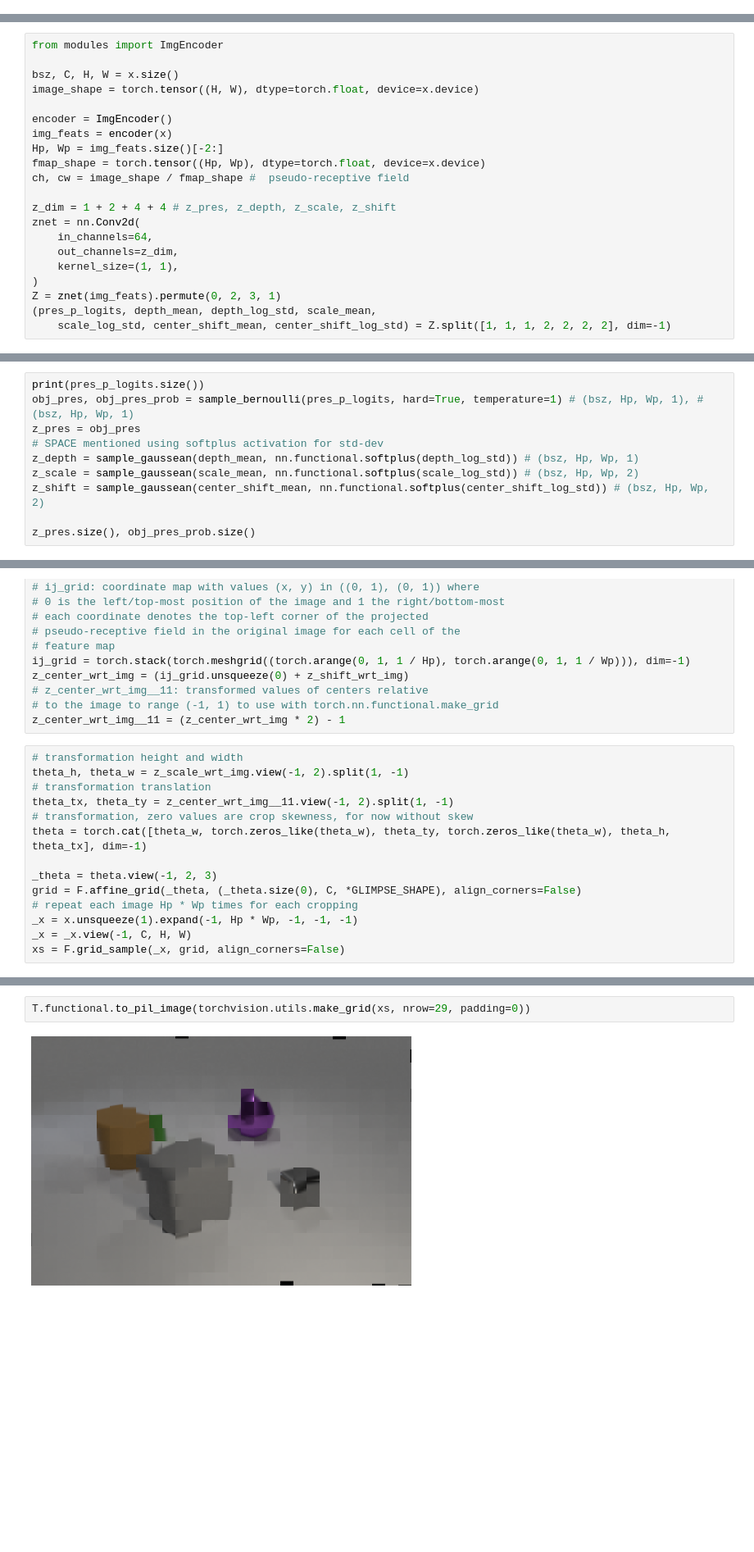
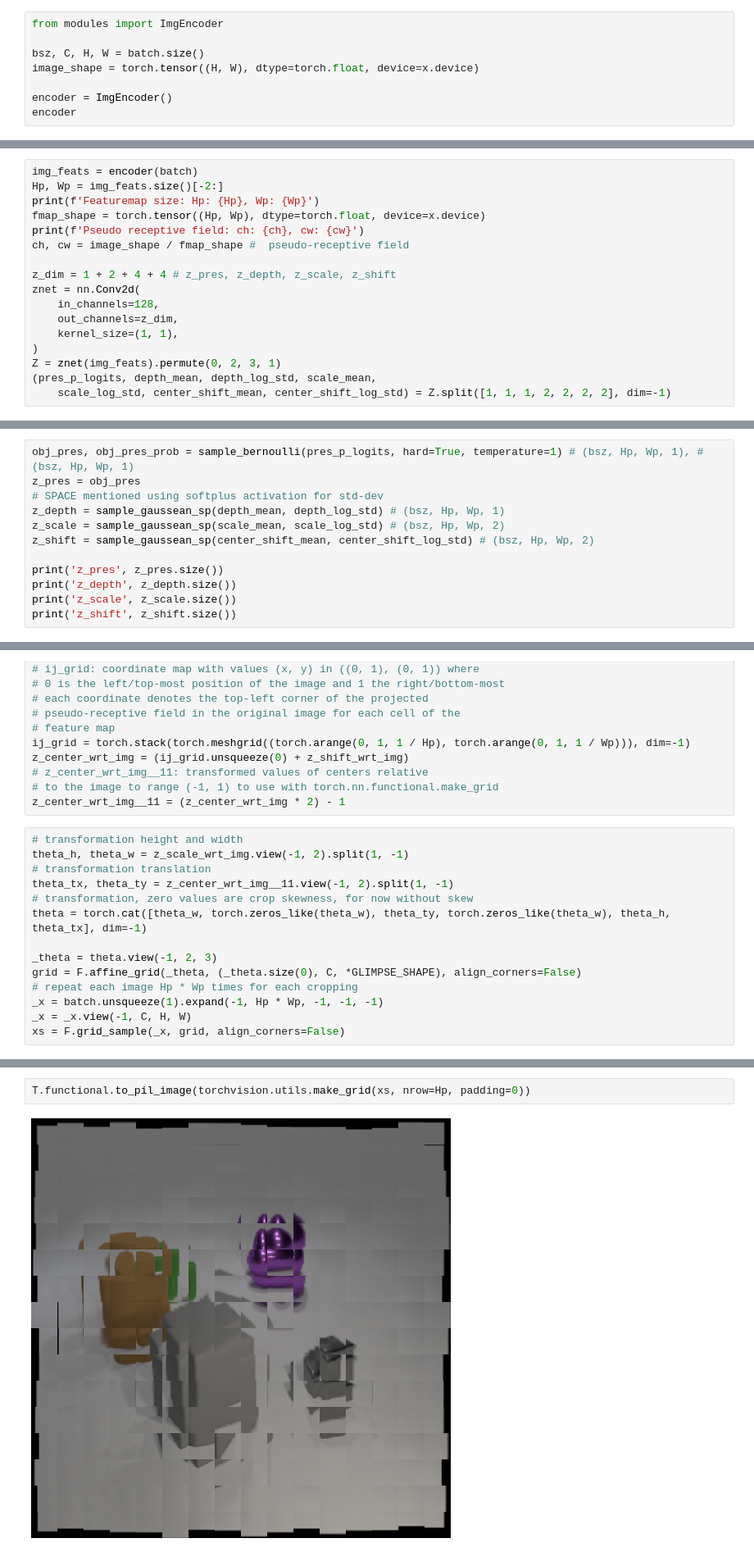
Before and after one commit to sebamenabar/SPACE-Pytorch-Implementation, a Jupyter notebook: model-draft.ipynb, the cells around one changed output, grey strips where cells are left out. Shown at 82% size. Drawn from its saved outputs; the diff is of its cells as text; blank space fills up the shorter version.

```diff
--- a/model-draft.ipynb
+++ b/model-draft.ipynb
@@ -64,2 +80,10 @@ img
 # %% [markdown]
 ## Foreground Inference
+# %%
+from modules import ImgEncoder
+
+bsz, C, H, W = batch.size()
+image_shape = torch.tensor((H, W), dtype=torch.float, device=x.device)
+
+encoder = ImgEncoder()
+encoder
@@ -66,18 +146,14 @@ img
 # %%
-from modules import ImgEncoder
-
-bsz, C, H, W = x.size()
-image_shape = torch.tensor((H, W), dtype=torch.float, device=x.device)
-
-encoder = ImgEncoder()
-img_feats = encoder(x)
+img_feats = encoder(batch)
 Hp, Wp = img_feats.size()[-2:]
+print(f'Featuremap size: Hp: {Hp}, Wp: {Wp}')
 fmap_shape = torch.tensor((Hp, Wp), dtype=torch.float, device=x.device)
+print(f'Pseudo receptive field: ch: {ch}, cw: {cw}')
 ch, cw = image_shape / fmap_shape #  pseudo-receptive field
 
 z_dim = 1 + 2 + 4 + 4 # z_pres, z_depth, z_scale, z_shift
 znet = nn.Conv2d(
-    in_channels=64,
+    in_channels=128,
     out_channels=z_dim,
     kernel_size=(1, 1),
 )
@@ -87,11 +166,13 @@ Z = znet(img_feats).permute(0, 2, 3, 1)
 # %%
-print(pres_p_logits.size())
 obj_pres, obj_pres_prob = sample_bernoulli(pres_p_logits, hard=True, temperature=1) # (bsz, Hp, Wp, 1), # (bsz, Hp, Wp, 1)
 z_pres = obj_pres
 # SPACE mentioned using softplus activation for std-dev
-z_depth = sample_gaussean(depth_mean, nn.functional.softplus(depth_log_std)) # (bsz, Hp, Wp, 1)
-z_scale = sample_gaussean(scale_mean, nn.functional.softplus(scale_log_std)) # (bsz, Hp, Wp, 2)
-z_shift = sample_gaussean(center_shift_mean, nn.functional.softplus(center_shift_log_std)) # (bsz, Hp, Wp, 2)
+z_depth = sample_gaussean_sp(depth_mean, depth_log_std) # (bsz, Hp, Wp, 1)
+z_scale = sample_gaussean_sp(scale_mean, scale_log_std) # (bsz, Hp, Wp, 2)
+z_shift = sample_gaussean_sp(center_shift_mean, center_shift_log_std) # (bsz, Hp, Wp, 2)
 
-z_pres.size(), obj_pres_prob.size()
+print('z_pres', z_pres.size())
+print('z_depth', z_depth.size())
+print('z_scale', z_scale.size())
+print('z_shift', z_shift.size())
 # %% [output]
@@ -128,6 +211,6 @@ theta = torch.cat([theta_w, torch.zeros_like(theta_w), theta_ty, torch.zeros_lik
 _theta = theta.view(-1, 2, 3)
 grid = F.affine_grid(_theta, (_theta.size(0), C, *GLIMPSE_SHAPE), align_corners=False)
 # repeat each image Hp * Wp times for each cropping
-_x = x.unsqueeze(1).expand(-1, Hp * Wp, -1, -1, -1)
+_x = batch.unsqueeze(1).expand(-1, Hp * Wp, -1, -1, -1)
 _x = _x.view(-1, C, H, W)
 xs = F.grid_sample(_x, grid, align_corners=False)
@@ -134,4 +221,4 @@ xs = F.grid_sample(_x, grid, align_corners=False)
 # %%
-T.functional.to_pil_image(torchvision.utils.make_grid(xs, nrow=29, padding=0))
+T.functional.to_pil_image(torchvision.utils.make_grid(xs, nrow=Hp, padding=0))
 # %% [output]
-[figure, old version]
+[figure, new version]
```
Also changed, not shown: parts of 47 cells of this notebook, 6 other files.
